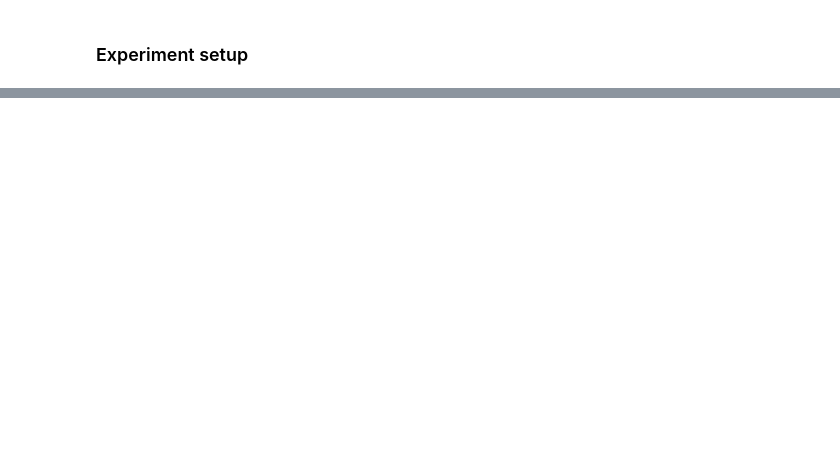
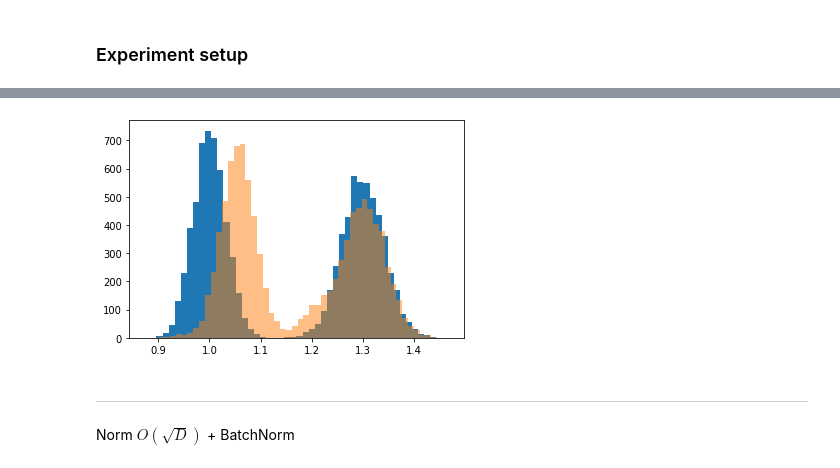
Before and after one commit to GilgameshxZero/adversarial-ntks, a Jupyter notebook: notebooks/adv-spheres/gaussian-v1.ipynb, the cells around one changed output, grey strips where cells are left out. Cells and saved outputs as stored; diff of their text form; code cells hidden in the pictures; blank space fills up the shorter version.

```diff
--- a/notebooks/adv-spheres/gaussian-v1.ipynb
+++ b/notebooks/adv-spheres/gaussian-v1.ipynb
@@ -138,0 +259,19 @@ def run_experiment(
+# %%
+%%time
+D = 500
+res = run_experiment(
+    dim=D,
+    s1=1.0 / np.sqrt(D), s2=1.3 / np.sqrt(D),
+    model_layers=[
+        layers.Dense(1000, activation="relu"),
+        layers.BatchNormalization(),
+        layers.Dense(1000, activation="relu"),
+        layers.Dense(2),
+    ],
+    train_batch_size=128,
+    train_epochs=10,
+    attack_norm=2,
+    attack_eps=0.1,
+    attack_eps_step=0.01,
+    attack_iters=20,
+)
@@ -139 +305,10 @@ def run_experiment(
+# %%
+plt.hist(np.linalg.norm(res["test_data"][0], ord=2, axis=-1), bins=50, label="x_test");
+plt.hist(np.linalg.norm(res["x_test_adv"], ord=2, axis=-1), bins=50, label="x_test_adv", alpha=0.5);
+# %% [output]
+[figure, added]
+# %% [markdown]
+---
+# %% [markdown]
+Norm $O(\sqrt{D})$ + BatchNorm
 # %%
```
Also changed, not shown: parts of 19 cells of this notebook.
